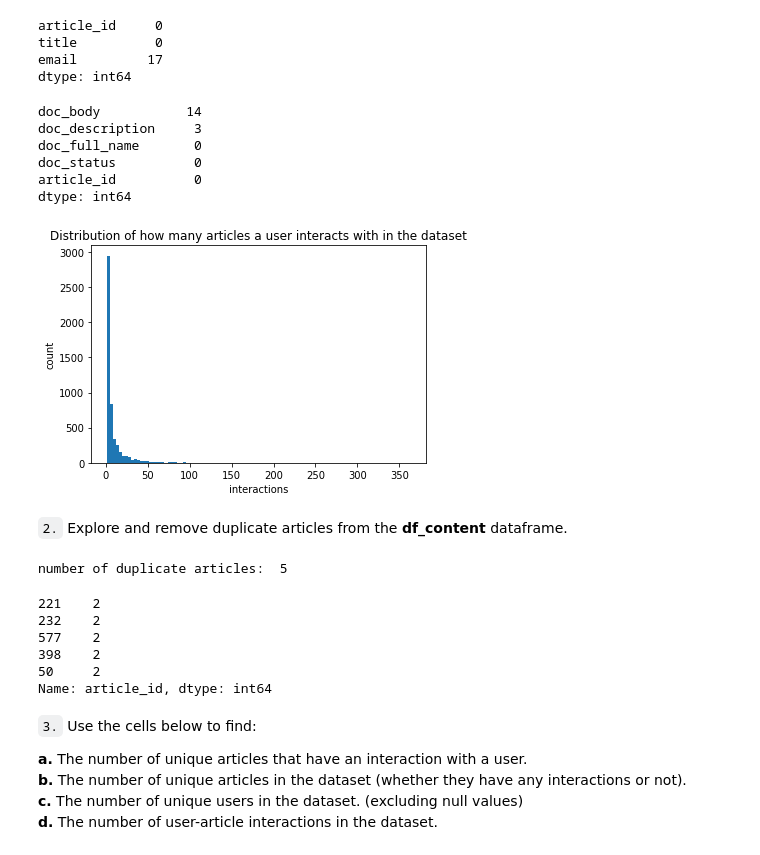
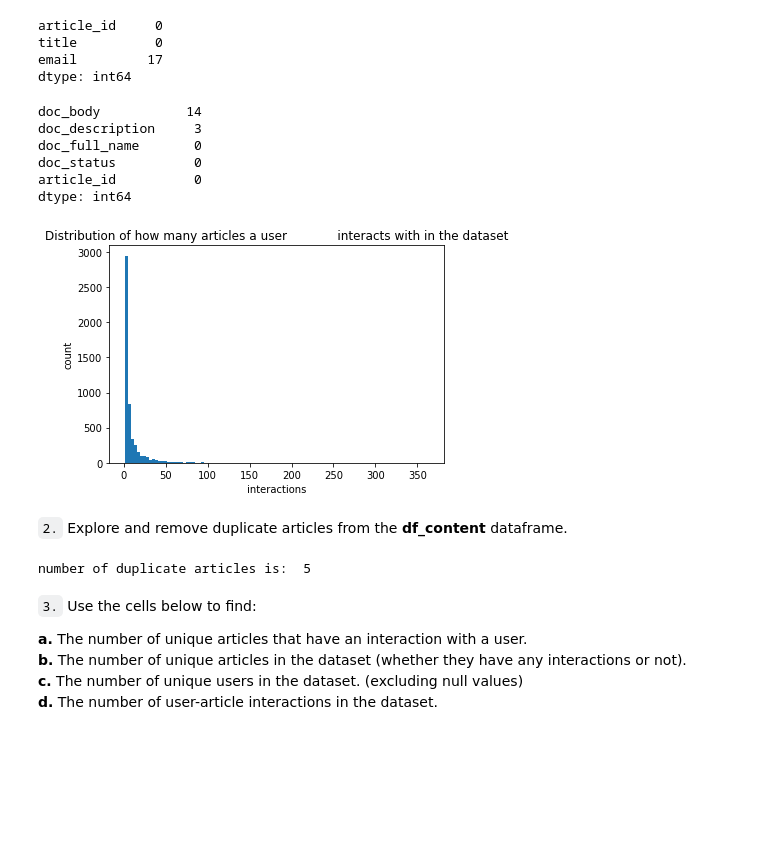
Before and after one commit to Jaouadeddadsi/Recommendations-Engines-with-IBM, a Jupyter notebook: Recommendations_with_IBM.ipynb, the cells around one changed output. Cells and saved outputs as stored; diff of their text form; code cells hidden in the pictures; blank space fills up the shorter version.

```diff
--- a/Recommendations_with_IBM.ipynb
+++ b/Recommendations_with_IBM.ipynb
@@ -66,13 +98,14 @@ article_id     0
 title          0
 email         17
 dtype: int64
-# %%
-df_content.isnull().sum()
-# %% [output]
-doc_body           14
-doc_description     3
-doc_full_name       0
-doc_status          0
-article_id          0
-dtype: int64
+# %%
+# Check null values in df_content
+df_content.isnull().sum()
+# %% [output]
+doc_body           14
+doc_description     3
+doc_full_name       0
+doc_status          0
+article_id          0
+dtype: int64
 # %%
@@ -80,12 +114,12 @@ user_interaction = df.email.value_counts(dropna=False)
 # %%
 # Distribution of how many articles a user interacts with in the dataset
 plt.figure()
-#plt.bar(user_articles.index, user_articles.num_interaction)
 plt.hist(user_interaction.values, bins=100)
-plt.title('Distribution of how many articles a user interacts with in the dataset')
+plt.title('Distribution of how many articles a user \
+            interacts with in the dataset')
 plt.xlabel('interactions')
 plt.ylabel('count')
 plt.show()
 # %% [output]
-[figure, old version]
+[figure, new version]
 # %%
@@ -102,18 +136,12 @@ max_views_by_user = user_interaction.iloc[0]
 `2.` Explore and remove duplicate articles from the **df_content** dataframe.
 # %%
 # Find and explore duplicate articles
-article_count = df_content.article_id.value_counts()
-dup_articles = article_count[article_count>1]
-print('number of duplicate articles: ', len(dup_articles))
-dup_articles
+article_count = df_content.article_id.value_counts(dropna=False)
+dup_articles = article_count[article_count > 1]
+
+print('number of duplicate articles is: ', len(dup_articles))
 # %% [output]
-number of duplicate articles:  5
+number of duplicate articles is:  5
-221    2
-232    2
-577    2
-398    2
-50     2
-Name: article_id, dtype: int64
 # %%
 # Remove any rows that have the same article_id - only keep the first
 df_content.drop_duplicates(subset=['article_id'], inplace=True)
```
Also changed, not shown: parts of 52 cells of this notebook.
